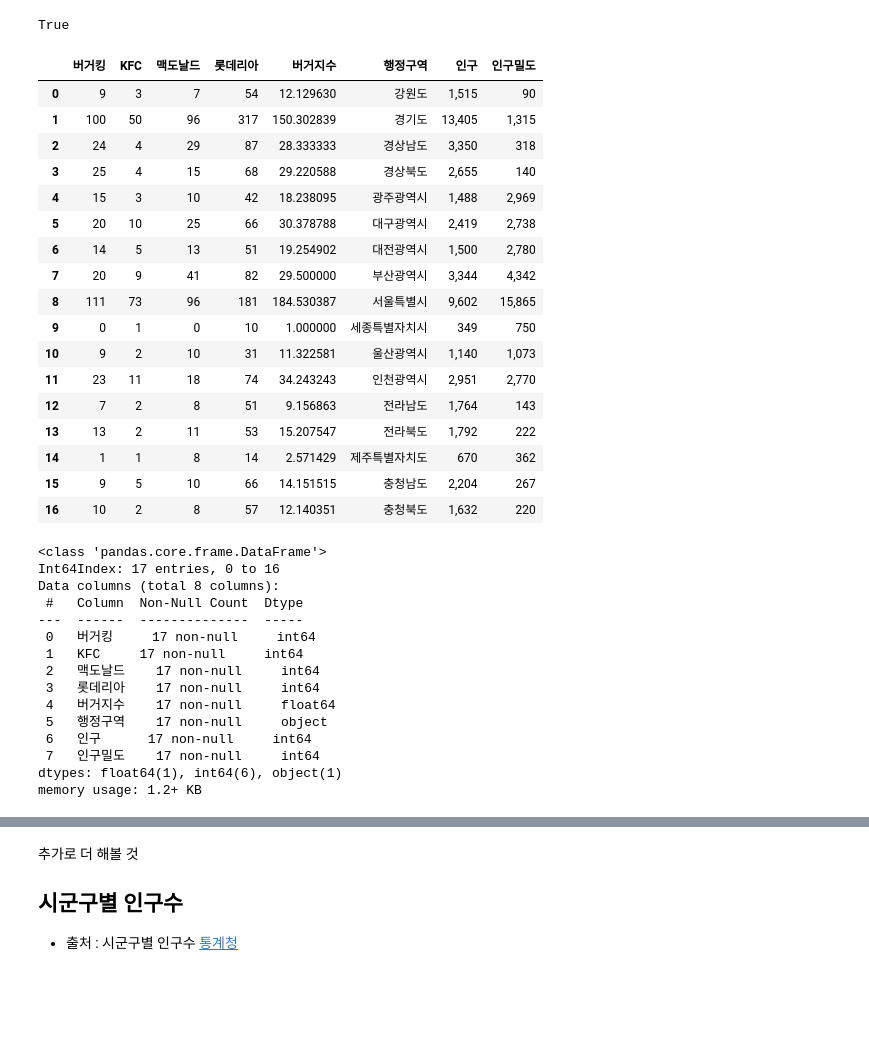
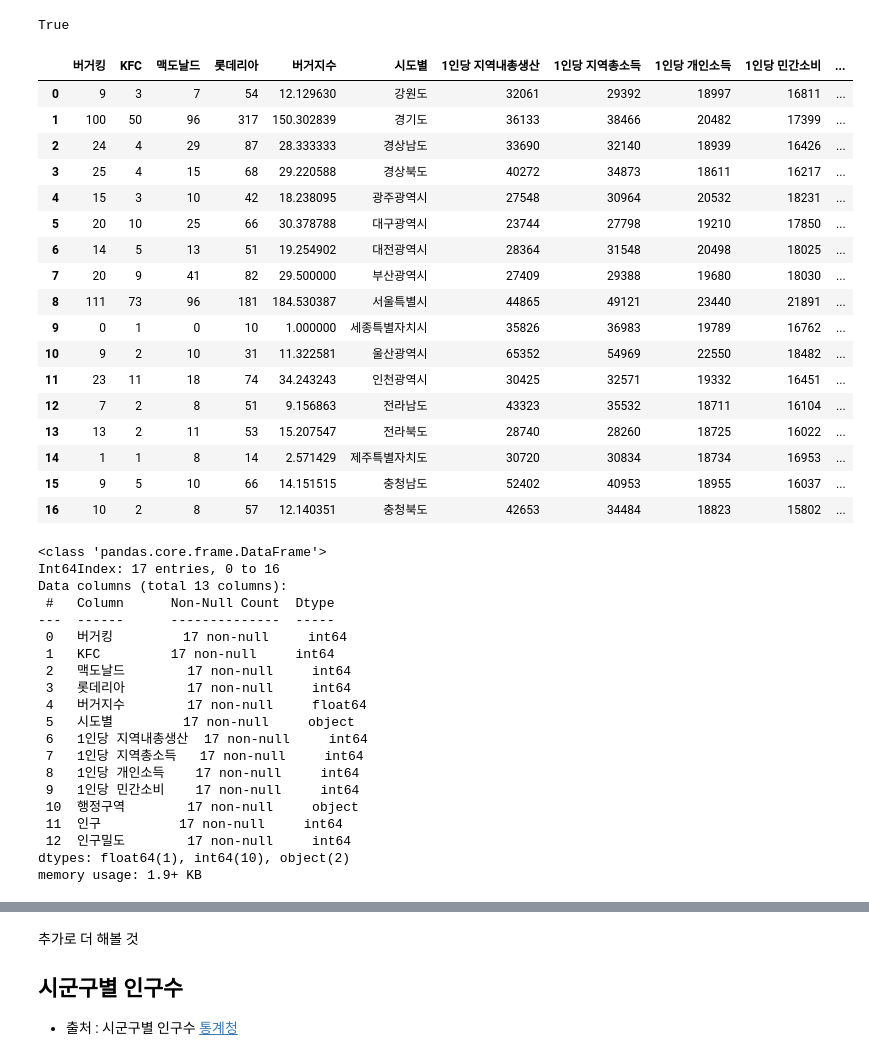
Before and after one commit to likelion-aischool-10-teamproject/burger-index, a Jupyter notebook: burger_visualization_donghwa.ipynb, the cells around one changed output, grey strips where cells are left out. Drawn from its saved outputs; the diff is of its cells as text; code cells hidden in the pictures; blank space fills up the shorter version.

```diff
--- a/burger_visualization_donghwa.ipynb
+++ b/burger_visualization_donghwa.ipynb
@@ -617,28 +637,31 @@ set(pop_df["행정구역"]) == set(new_nstore_df.index)
 # %% [output]
 True
 # %%
-nstore_pop_df = pd.merge(new_nstore_df, pop_df, left_on=new_nstore_df.index, right_on='행정구역', how='left')
+# 두 데이터셋 합치기
+# nstore_pop_df = pd.merge(new_nstore_df, pop_df, left_on=new_nstore_df.index, right_on='행정구역', how='left')
+nstore_pop_df = pd.merge(df_2, pop_df, left_on="시도별", right_on='행정구역', how='left')
 nstore_pop_df
 # %% [output]
-|  | 버거킹 | KFC | 맥도날드 | 롯데리아 | 버거지수 | 행정구역 | 인구 | 인구밀도 |
-| 0 | 9 | 3 | 7 | 54 | 12.129630 | 강원도 | 1,515 | 90 |
-| 1 | 100 | 50 | 96 | 317 | 150.302839 | 경기도 | 13,405 | 1,315 |
-| 2 | 24 | 4 | 29 | 87 | 28.333333 | 경상남도 | 3,350 | 318 |
-| 3 | 25 | 4 | 15 | 68 | 29.220588 | 경상북도 | 2,655 | 140 |
-| 4 | 15 | 3 | 10 | 42 | 18.238095 | 광주광역시 | 1,488 | 2,969 |
-| 5 | 20 | 10 | 25 | 66 | 30.378788 | 대구광역시 | 2,419 | 2,738 |
-| 6 | 14 | 5 | 13 | 51 | 19.254902 | 대전광역시 | 1,500 | 2,780 |
-| 7 | 20 | 9 | 41 | 82 | 29.500000 | 부산광역시 | 3,344 | 4,342 |
-| 8 | 111 | 73 | 96 | 181 | 184.530387 | 서울특별시 | 9,602 | 15,865 |
-| 9 | 0 | 1 | 0 | 10 | 1.000000 | 세종특별자치시 | 349 | 750 |
-| 10 | 9 | 2 | 10 | 31 | 11.322581 | 울산광역시 | 1,140 | 1,073 |
-| 11 | 23 | 11 | 18 | 74 | 34.243243 | 인천광역시 | 2,951 | 2,770 |
-| 12 | 7 | 2 | 8 | 51 | 9.156863 | 전라남도 | 1,764 | 143 |
-| 13 | 13 | 2 | 11 | 53 | 15.207547 | 전라북도 | 1,792 | 222 |
-| 14 | 1 | 1 | 8 | 14 | 2.571429 | 제주특별자치도 | 670 | 362 |
-| 15 | 9 | 5 | 10 | 66 | 14.151515 | 충청남도 | 2,204 | 267 |
-| 16 | 10 | 2 | 8 | 57 | 12.140351 | 충청북도 | 1,632 | 220 |
+|  | 버거킹 | KFC | 맥도날드 | 롯데리아 | 버거지수 | 시도별 | 1인당 지역내총생산 | 1인당 지역총소득 | 1인당 개인소득 | 1인당 민간소비 | ... |
+| 0 | 9 | 3 | 7 | 54 | 12.129630 | 강원도 | 32061 | 29392 | 18997 | 16811 | ... |
+| 1 | 100 | 50 | 96 | 317 | 150.302839 | 경기도 | 36133 | 38466 | 20482 | 17399 | ... |
+| 2 | 24 | 4 | 29 | 87 | 28.333333 | 경상남도 | 33690 | 32140 | 18939 | 16426 | ... |
+| 3 | 25 | 4 | 15 | 68 | 29.220588 | 경상북도 | 40272 | 34873 | 18611 | 16217 | ... |
+| 4 | 15 | 3 | 10 | 42 | 18.238095 | 광주광역시 | 27548 | 30964 | 20532 | 18231 | ... |
+| 5 | 20 | 10 | 25 | 66 | 30.378788 | 대구광역시 | 23744 | 27798 | 19210 | 17850 | ... |
+| 6 | 14 | 5 | 13 | 51 | 19.254902 | 대전광역시 | 28364 | 31548 | 20498 | 18025 | ... |
+| 7 | 20 | 9 | 41 | 82 | 29.500000 | 부산광역시 | 27409 | 29388 | 19680 | 18030 | ... |
+| 8 | 111 | 73 | 96 | 181 | 184.530387 | 서울특별시 | 44865 | 49121 | 23440 | 21891 | ... |
+| 9 | 0 | 1 | 0 | 10 | 1.000000 | 세종특별자치시 | 35826 | 36983 | 19789 | 16762 | ... |
+| 10 | 9 | 2 | 10 | 31 | 11.322581 | 울산광역시 | 65352 | 54969 | 22550 | 18482 | ... |
+| 11 | 23 | 11 | 18 | 74 | 34.243243 | 인천광역시 | 30425 | 32571 | 19332 | 16451 | ... |
+| 12 | 7 | 2 | 8 | 51 | 9.156863 | 전라남도 | 43323 | 35532 | 18711 | 16104 | ... |
+| 13 | 13 | 2 | 11 | 53 | 15.207547 | 전라북도 | 28740 | 28260 | 18725 | 16022 | ... |
+| 14 | 1 | 1 | 8 | 14 | 2.571429 | 제주특별자치도 | 30720 | 30834 | 18734 | 16953 | ... |
+| 15 | 9 | 5 | 10 | 66 | 14.151515 | 충청남도 | 52402 | 40953 | 18955 | 16037 | ... |
+| 16 | 10 | 2 | 8 | 57 | 12.140351 | 충청북도 | 42653 | 34484 | 18823 | 15802 | ... |
 # %%
+# 인구, 인구밀도 type : object → int
 nstore_pop_df["인구"] = nstore_pop_df["인구"].str.replace(",","",regex=False)
 nstore_pop_df["인구"] = nstore_pop_df["인구"].astype(int)
 
@@ -649,16 +672,21 @@ nstore_pop_df.info()
 # %% [output]
 <class 'pandas.core.frame.DataFrame'>
 Int64Index: 17 entries, 0 to 16
-Data columns (total 8 columns):
- #   Column  Non-Null Count  Dtype
----  ------  --------------  -----
- 0   버거킹     17 non-null     int64
- 1   KFC     17 non-null     int64
- 2   맥도날드    17 non-null     int64
- 3   롯데리아    17 non-null     int64
- 4   버거지수    17 non-null     float64
- 5   행정구역    17 non-null     object
- 6   인구      17 non-null     int64
- 7   인구밀도    17 non-null     int64
-dtypes: float64(1), int64(6), object(1)
-memory usage: 1.2+ KB
+Data columns (total 13 columns):
+ #   Column      Non-Null Count  Dtype
+---  ------      --------------  -----
+ 0   버거킹         17 non-null     int64
+ 1   KFC         17 non-null     int64
+ 2   맥도날드        17 non-null     int64
+ 3   롯데리아        17 non-null     int64
+ 4   버거지수        17 non-null     float64
+ 5   시도별         17 non-null     object
+ 6   1인당 지역내총생산  17 non-null     int64
+ 7   1인당 지역총소득   17 non-null     int64
+ 8   1인당 개인소득    17 non-null     int64
+ 9   1인당 민간소비    17 non-null     int64
+ 10  행정구역        17 non-null     object
+ 11  인구          17 non-null     int64
+ 12  인구밀도        17 non-null     int64
+dtypes: float64(1), int64(10), object(2)
+memory usage: 1.9+ KB
```
Also changed, not shown: parts of 30 cells of this notebook.
